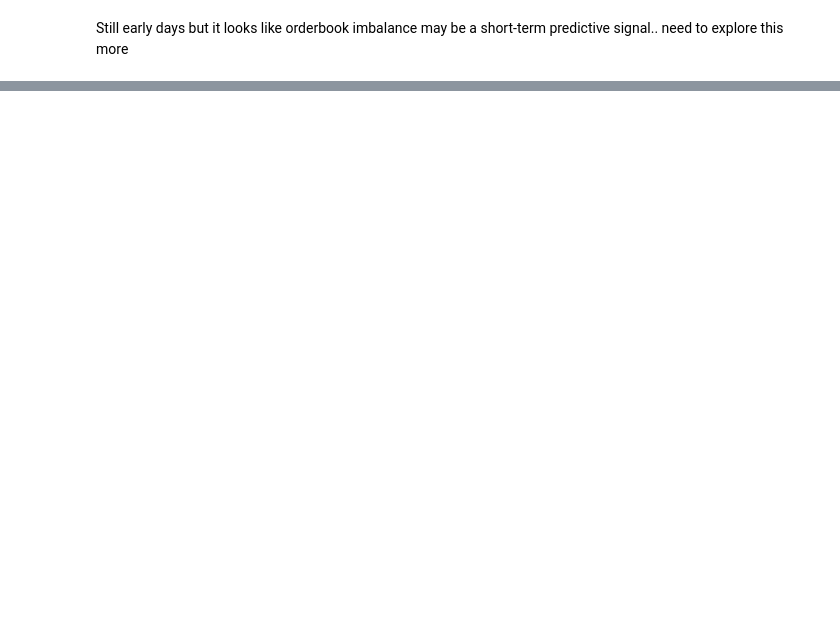
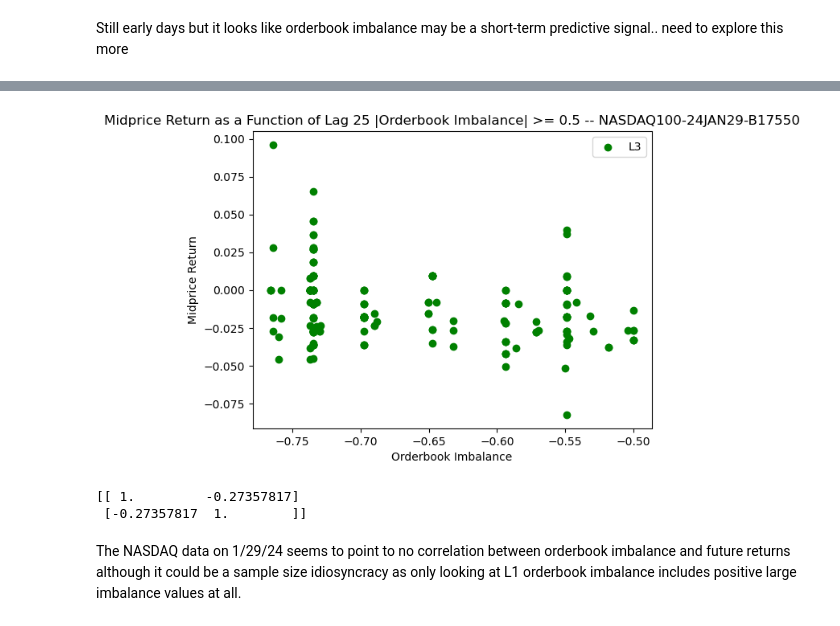
Before and after one commit to ijamil1/kalshi_mm, a Jupyter notebook: exploring_order_book_indicators_predictive_powers.ipynb, the cells around one changed output, grey strips where cells are left out. Cells and saved outputs as stored; diff of their text form; code cells hidden in the pictures; blank space fills up the shorter version.

```diff
--- a/exploring_order_book_indicators_predictive_powers.ipynb
+++ b/exploring_order_book_indicators_predictive_powers.ipynb
@@ -649,0 +722,33 @@ Still early days but it looks like orderbook imbalance may be a short-term predi
+# %%
+for lookahead_period in [25]:#, 10, 15, 20, 25]:
+    plt.figure()
+    l3_x_temp = ndx_l3_obi[:len(ndx_midpoint)-lookahead_period]
+    y_temp = (np.array(ndx_midpoint[lookahead_period:])-np.array(ndx_midpoint[:len(ndx_midpoint)-lookahead_period]))/np.array(ndx_midpoint[:len(ndx_midpoint)-lookahead_period])
+
+    x = []
+    y = []
+
+    for i in range(len(l3_x_temp)):
+        if abs(l3_x_temp[i]) >= 0.5:
+            x.append(l3_x_temp[i])
+            y.append(y_temp[i])
+
+    #plt.scatter(x, y, color='red', label = 'L1')
+    #plt.scatter(x, y, color='blue', label = 'L2')
+    plt.scatter(x, y, color='green', label = 'L3')
+    #plt.scatter(l4_x, y, color='black', label = 'L4')
+
+    plt.legend()
+    plt.xlabel('Orderbook Imbalance')
+    plt.ylabel('Midprice Return')
+    plt.title('Midprice Return as a Function of Lag {} |Orderbook Imbalance| >= 0.5 -- {}'.format(str(lookahead_period), nasdaq_ticker))
+    plt.show()
+
+
+    print(np.corrcoef(x, y))
+# %% [output]
+[figure, added]
+[[ 1.         -0.27357817]
+ [-0.27357817  1.        ]]
+# %% [markdown]
+The NASDAQ data on 1/29/24 seems to point to no correlation between orderbook imbalance and future returns although it could be a sample size idiosyncracy as only looking at L1 orderbook imbalance includes positive large imbalance values at all.
```
Also changed, not shown: parts of 4 cells of this notebook.
